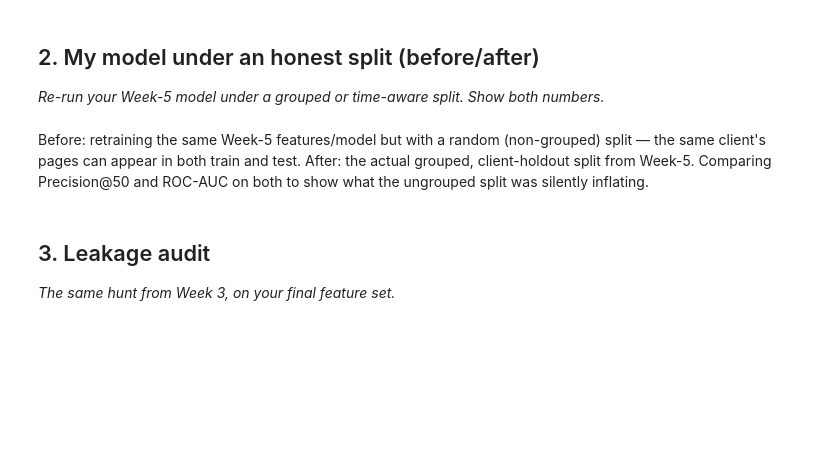
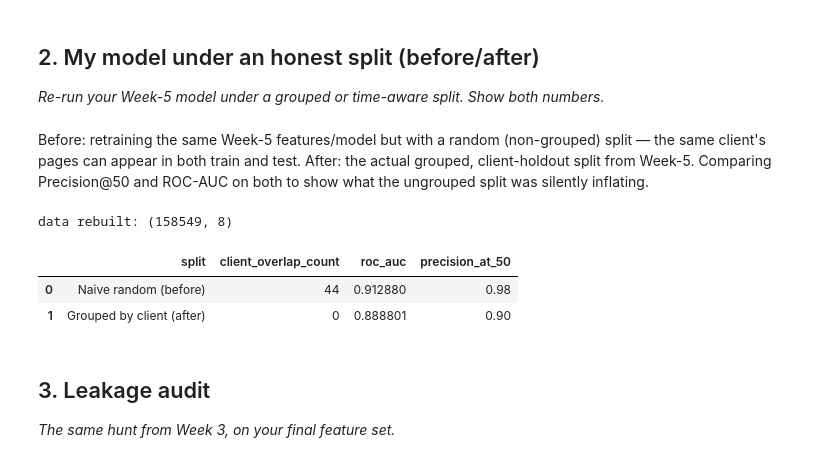
Before and after one commit to muhammadfarhan2157-source/flyrank-ml-internship, a Jupyter notebook: work/notebooks/w06_validation_audit.ipynb, the cells around one changed output. Drawn from its saved outputs; the diff is of its cells as text; code cells hidden in the pictures; blank space fills up the shorter version.

```diff
--- a/work/notebooks/w06_validation_audit.ipynb
+++ b/work/notebooks/w06_validation_audit.ipynb
@@ -27,50 +58,74 @@ My methodology question: what's the base rate, and does the validation design su
 *Re-run your Week-5 model under a grouped or time-aware split. Show both numbers.*
 # %% [markdown]
 Before: retraining the same Week-5 features/model but with a random (non-grouped) split — the same client's pages can appear in both train and test. After: the actual grouped, client-holdout split from Week-5. Comparing Precision@50 and ROC-AUC on both to show what the ungrouped split was silently inflating.
+# %%
+march = con.sql(f"""
+    SELECT content_hash_id, client_hash_id,
+           SUM(gsc_impressions) AS impressions_march,
+           SUM(gsc_clicks) AS clicks_march,
+           AVG(gsc_avg_position) AS avg_position_march,
+           SUM(gsc_clicks)/NULLIF(SUM(gsc_impressions),0) AS ctr_march
+    FROM '{path_march}'
+    WHERE gsc_data_available IS TRUE
+    GROUP BY 1,2
+""").df()
+
+april = con.sql(f"""
+    SELECT content_hash_id, client_hash_id, SUM(gsc_clicks) AS clicks_april
+    FROM '{path_april}'
+    WHERE gsc_data_available IS TRUE
+    GROUP BY 1,2
+""").df()
+
+data = march.merge(april, on=["content_hash_id", "client_hash_id"])
+data["declined"] = (data["clicks_april"] < data["clicks_march"]).astype(int)
+
+print("data rebuilt:", data.shape)
+# %% [output]
+data rebuilt: (158549, 8)
 # %%
 from sklearn.model_selection import train_test_split, GroupShuffleSplit
 from sklearn.ensemble import RandomForestClassifier
 from sklearn.metrics import roc_auc_score
 import pandas as pd
 
-feature_cols = ["content_age_days", "impressions_march", "avg_position_march", "ctr_march"]
+feature_cols = ["impressions_march", "avg_position_march", "ctr_march"]
 
-
-base_rate = data["declined"].mean()
-print(f"Base rate (share of pages that declined): {base_rate:.3f}")
-
-
+# BEFORE: naive random split, no client grouping
 train_naive, test_naive = train_test_split(data, test_size=0.3, random_state=1)
 rf_naive = RandomForestClassifier(n_estimators=200, random_state=1).fit(train_naive[feature_cols], train_naive["declined"])
 naive_scores = rf_naive.predict_proba(test_naive[feature_cols])[:, 1]
 naive_overlap = set(train_naive["client_hash_id"]) & set(test_naive["client_hash_id"])
 
-
+# AFTER: grouped split (same as w05)
 gss = GroupShuffleSplit(n_splits=1, test_size=0.3, random_state=1)
 train_idx, test_idx = next(gss.split(data, groups=data["client_hash_id"]))
 train_grouped, test_grouped = data.iloc[train_idx], data.iloc[test_idx]
 rf_grouped = RandomForestClassifier(n_estimators=200, random_state=1).fit(train_grouped[feature_cols], train_grouped["declined"])
 grouped_scores = rf_grouped.predict_proba(test_grouped[feature_cols])[:, 1]
 grouped_overlap = set(train_grouped["client_hash_id"]) & set(test_grouped["client_hash_id"])
 
 def precision_at_k(y_true, scores, k=50):
     top_k_idx = pd.Series(scores).nlargest(k).index
     return y_true.iloc[top_k_idx].mean()
 
 comparison = pd.DataFrame({
     "split": ["Naive random (before)", "Grouped by client (after)"],
-    "base_rate": [base_rate, base_rate],
     "client_overlap_count": [len(naive_overlap), len(grouped_overlap)],
     "roc_auc": [
         roc_auc_score(test_naive["declined"], naive_scores),
         roc_auc_score(test_grouped["declined"], grouped_scores),
     ],
     "precision_at_50": [
         precision_at_k(test_naive["declined"].reset_index(drop=True), pd.Series(naive_scores)),
         precision_at_k(test_grouped["declined"].reset_index(drop=True), pd.Series(grouped_scores)),
     ],
 })
 comparison
+# %% [output]
+|  | split | client_overlap_count | roc_auc | precision_at_50 |
+| 0 | Naive random (before) | 44 | 0.912880 | 0.98 |
+| 1 | Grouped by client (after) | 0 | 0.888801 | 0.90 |
 # %% [markdown]
 ## 3. Leakage audit
 
```
Also changed, not shown: parts of 3 cells of this notebook.
